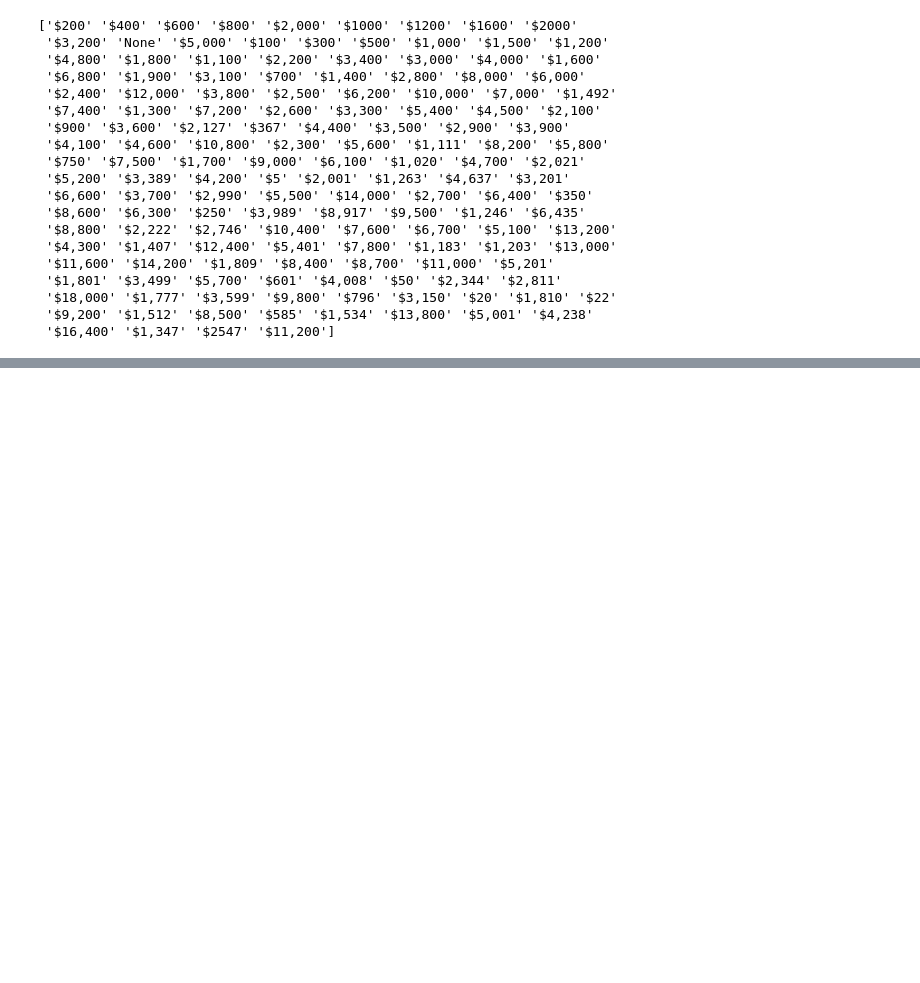
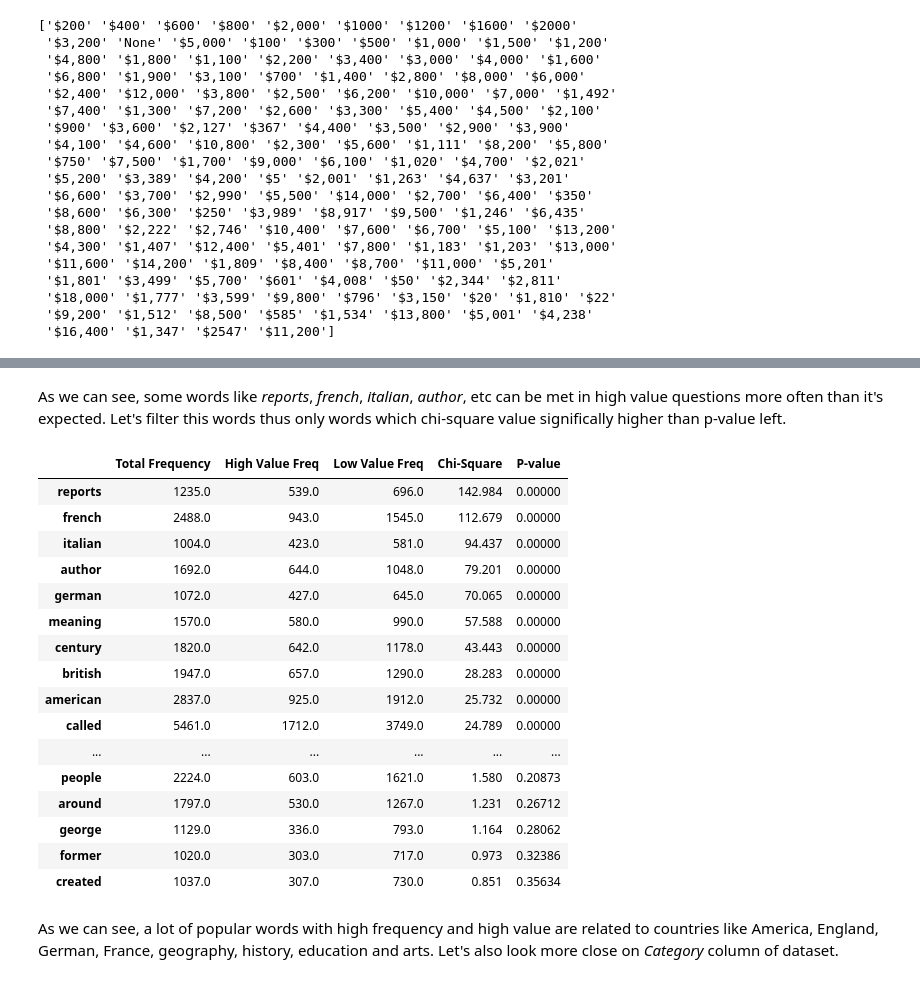
Before and after one commit to beatwad/jeopardy, a Jupyter notebook: Untitled.ipynb, the cells around one changed output, grey strips where cells are left out. Saved outputs shown, nothing was run; the diff lists cells and outputs as text; code cells hidden in the pictures; blank space fills up the shorter version.

```diff
--- a/Untitled.ipynb
+++ b/Untitled.ipynb
@@ -86,0 +447,25 @@ memory usage: 7.4+ MB
+# %% [markdown]
+As we can see, some words like *reports*, *french*, *italian*, *author*, etc can be met in high value questions more often than it's expected.
+Let's filter this words thus only words which chi-square value significally higher than p-value left.
+# %%
+popular_terms_df.loc[popular_terms_df['Chi-Square'] > 2*popular_terms_df['P-value']]
+# %% [output]
+|  | Total Frequency | High Value Freq | Low Value Freq | Chi-Square | P-value |
+| reports | 1235.0 | 539.0 | 696.0 | 142.984 | 0.00000 |
+| french | 2488.0 | 943.0 | 1545.0 | 112.679 | 0.00000 |
+| italian | 1004.0 | 423.0 | 581.0 | 94.437 | 0.00000 |
+| author | 1692.0 | 644.0 | 1048.0 | 79.201 | 0.00000 |
+| german | 1072.0 | 427.0 | 645.0 | 70.065 | 0.00000 |
+| meaning | 1570.0 | 580.0 | 990.0 | 57.588 | 0.00000 |
+| century | 1820.0 | 642.0 | 1178.0 | 43.443 | 0.00000 |
+| british | 1947.0 | 657.0 | 1290.0 | 28.283 | 0.00000 |
+| american | 2837.0 | 925.0 | 1912.0 | 25.732 | 0.00000 |
+| called | 5461.0 | 1712.0 | 3749.0 | 24.789 | 0.00000 |
+| ... | ... | ... | ... | ... | ... |
+| people | 2224.0 | 603.0 | 1621.0 | 1.580 | 0.20873 |
+| around | 1797.0 | 530.0 | 1267.0 | 1.231 | 0.26712 |
+| george | 1129.0 | 336.0 | 793.0 | 1.164 | 0.28062 |
+| former | 1020.0 | 303.0 | 717.0 | 0.973 | 0.32386 |
+| created | 1037.0 | 307.0 | 730.0 | 0.851 | 0.35634 |
+# %% [markdown]
+As we can see, a lot of popular words with high frequency and high value are related to countries like America, England, German, France, geography, history, education and arts. Let's also look more close on *Category* column of dataset.
```
Also changed, not shown: parts of 31 cells of this notebook.
